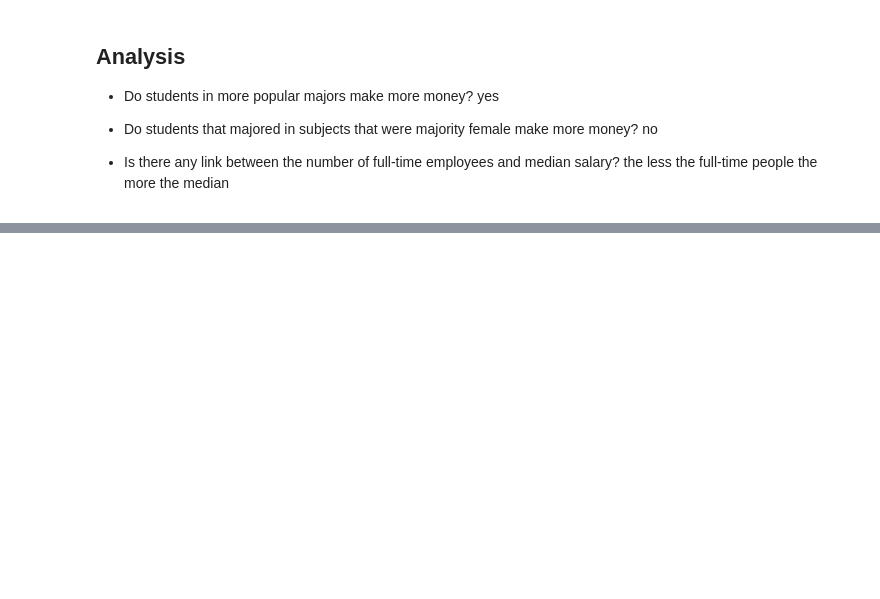
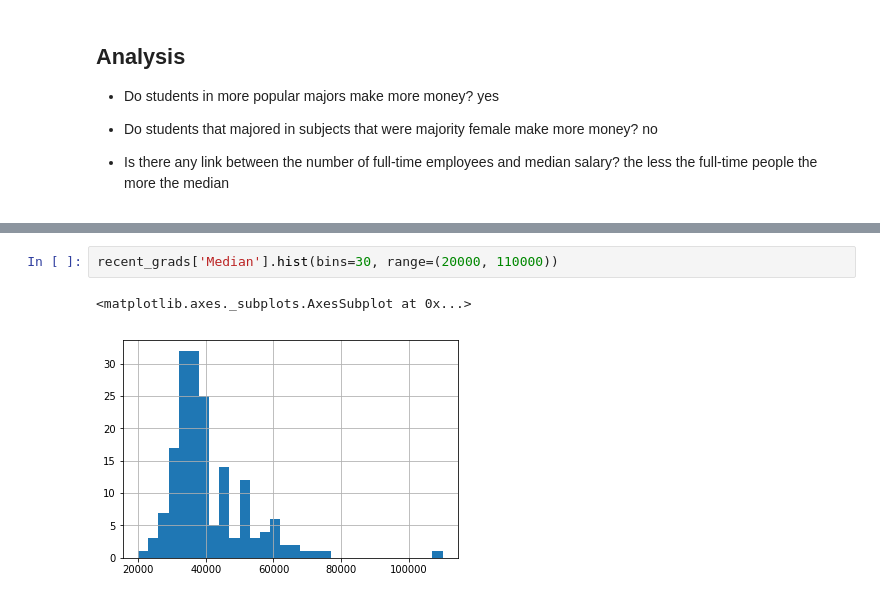
Before and after one commit to saraheisa/Visualizing-Earnings-Based-On-College-Majors, a Jupyter notebook: main.ipynb, the cells around one changed output, grey strips where cells are left out. Cells and saved outputs as stored; diff of their text form; blank space fills up the shorter version.

```diff
--- a/main.ipynb
+++ b/main.ipynb
@@ -148,0 +156,5 @@ recent_grads.plot(x='Women', y='Median', kind='scatter', title='Median vs. Women
+# %%
+recent_grads['Median'].hist(bins=30, range=(20000, 110000))
+# %% [output]
+<matplotlib.axes._subplots.AxesSubplot at 0x...>
+[figure, added]
```
Also changed, not shown: parts of 9 cells of this notebook.
